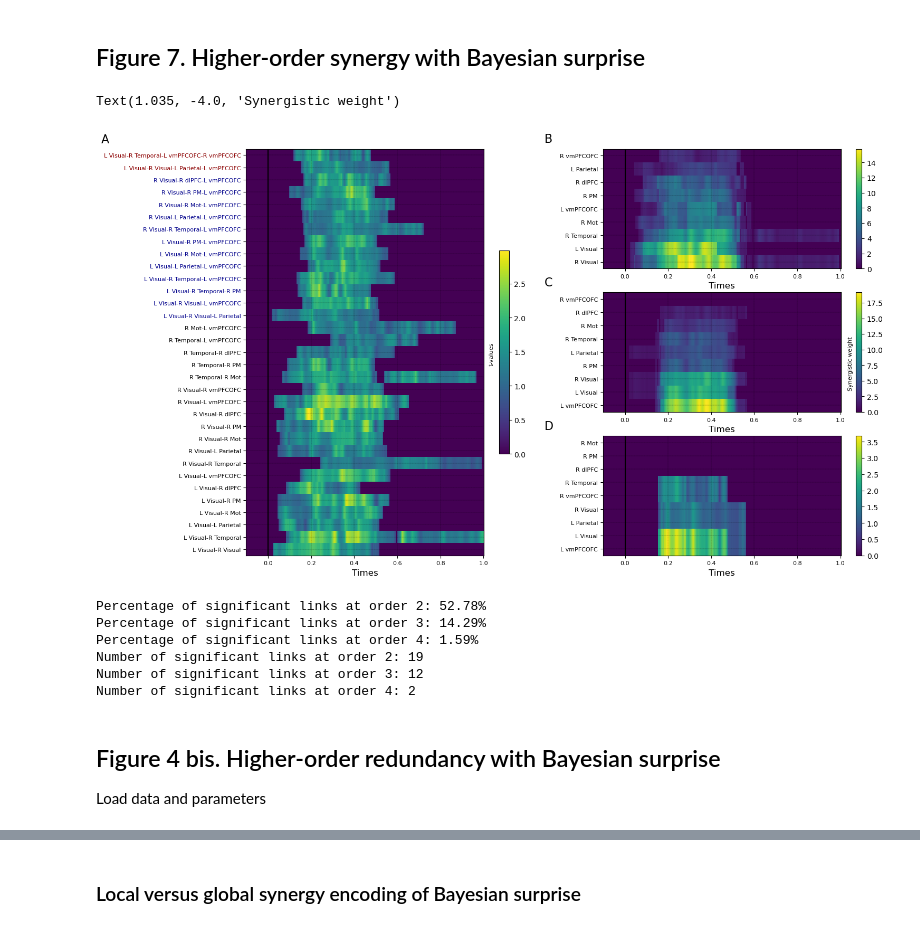
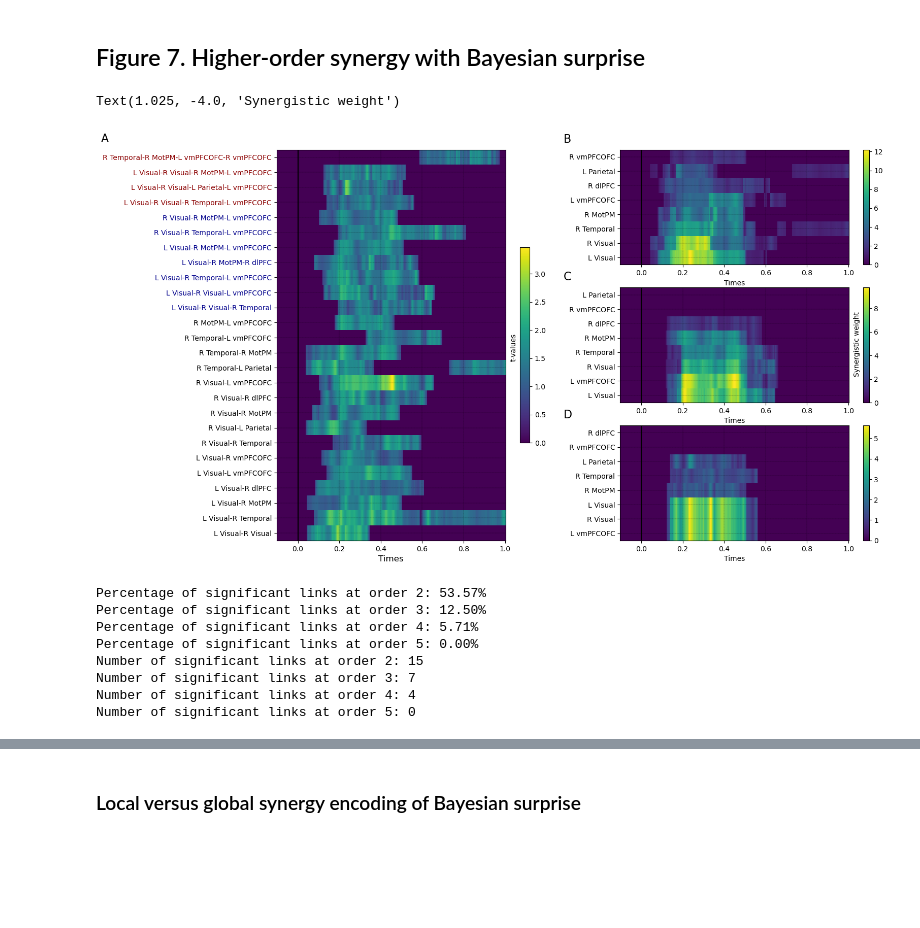
Before and after one commit to brainets/hosi_infogain, a Jupyter notebook: notebooks/main_figures.ipynb, the cells around one changed output, grey strips where cells are left out. Cells and saved outputs as stored; diff of their text form; code cells hidden in the pictures; blank space fills up the shorter version.

Commit message:
Added hoi and fit data, and updated figures notbook

```diff
--- a/notebooks/main_figures.ipynb
+++ b/notebooks/main_figures.ipynb
@@ -396,9 +388,8 @@ plt.show()
 # %% [markdown]
 ## Figure 7. Higher-order synergy with Bayesian surprise
 # %%
-Results_Dir = '/home/INT/brovelli.a/data/db_mne/meg_te/group/'
 # Load data
-fname = Results_Dir + '{0}_{1}_{2}_{3}_syn_minorder2.nc'.format(event, mi_reg, mi_type, mcp)
+fname = Results_Dir + 'outcome_infogain_cluster_hoi_synergy.nc'
 ds = xr.load_dataset(fname)
 
 # Thresholded data
@@ -438,7 +429,7 @@ plt.pcolormesh(
 )
 plt.xlabel('Times', fontsize=12)
 # set xtick label fontsize to 8
-plt.xticks(fontsize=8)
+plt.xticks(fontsize=10)
 plt.axvline(0., color='k')
 
 # Set the color of the ylabel to red for the first 10 labels
@@ -452,12 +443,12 @@ for i, t in enumerate(ax.get_yticklabels()):
 
 
 # Set the ylabels font to bold
-ax.set_yticklabels(ax.get_yticklabels(), fontweight='normal', fontsize=8)
+ax.set_yticklabels(ax.get_yticklabels(), fontweight='normal', fontsize=10)
 # legend
 plt.colorbar(shrink=0.5)
 # Reduce the width of the colorbar
 # Add the legend of the colorbar
-plt.text(1.025, 15., 't-values', fontsize=8, rotation=90)
+plt.text(1.025, 11.5, 't-values', fontsize=10, rotation=90)
 # cbar.ax.set_position([-.2, -0.05, .01, .6])
 # Set the label of the colorbar on top of the colorbar
 
@@ -467,15 +458,15 @@ ax.set_yticklabels([i.replace('_', ' ') for i in df.index])
 plt.grid(True, linestyle='--', linewidth=0.2)
 
 # Add subplot label
-ax.text(-0.775, 33, 'A', fontsize=16)
+ax.text(-0.95, 26, 'A', fontsize=16)
 
 #-----------------------------------------------
 # Analysis of temporal hypergraph representation
 #-----------------------------------------------
 # ROI labels
-list_rois = ['L_Visual', 'R_Visual', 'L_Parietal', 'R_Temporal', 'R_Mot', 'R_PM', 'R_dlPFC' , 'L_vmPFCOFC','R_vmPFCOFC']
+list_rois = ['L_Visual', 'R_Visual', 'L_Parietal', 'R_Temporal', 'R_MotPM', 'R_dlPFC' , 'L_vmPFCOFC','R_vmPFCOFC']
 # Short ROIS labels
-list_rois_short = ['L Vis', 'R Vis', 'L Par', 'R Temp', 'R Mot', 'R PM', 'R dlPFC' , 'L vmOFC','R vmOFC']
+list_rois_short = ['L Vis', 'R Vis', 'L Par', 'R Temp', 'R MotPM', 'R dlPFC' , 'L vmOFC','R vmOFC']
 # Titles
 titles = ['Pairs', 'Triplets', 'Quadruplets']
 subplot_label = ['B', 'C', 'D']
@@ -513,71 +504,76 @@ for k, o in enumerate(np.unique(order)):
     # Sort weights by values
     ind_sort = np.argsort(weights.sum(axis=1))
     weights = weights[ind_sort,:]
     # plot the weights with pcolormesh
     plt.pcolormesh(data_order.times, range(len(list_rois)), weights, shading='auto')
     # add xlabel only the last subplot
-    plt.xlabel('Times', fontsize=12)
+    plt.xlabel('Times', fontsize=10)
     # make colormap
     plt.set_cmap('viridis')
-    # Add colorbar
-    plt.colorbar()
+    # Fontsize of the colorbar
+    plt.colorbar().ax.tick_params(labelsize=10)
     # set xtick label fontsize to 8
-    plt.xticks(fontsize=8)
+    plt.xticks(fontsize=10)
+    plt.yticks(fontsize=10)
     # Add yticks only the first subplot
     # remove "_" from yticklabels
     list_rois_ = [i.replace('_', ' ') for i in list_rois]
     # Sort list_rois_ according to ind_sort
     list_rois_ = [list_rois_[i] for i in ind_sort]
     # Replace list_rois_ with list_rois_short
     # list_rois_ = list_rois_short
-    plt.yticks(range(len(list_rois_)), list_rois_, fontsize=8)
+    plt.yticks(range(len(list_rois_)), list_rois_, fontsize=10)
     # invert order of yticklabels
     plt.gca().invert_yaxis()
     # add zero line
     plt.axvline(0., color='k')
     # Add text vertically to the left of the subplot
     # plt.ylabel(titles[k], fontsize=12, rotation=90, labelpad=8)
     # add dotted grid
     plt.grid(True, linestyle='--', linewidth=0.2)
 
     # Add subplot label that changes with the order
     ax.text(-0.375, -1, subplot_label[k], fontsize=16)
 
 # Add the legend of the colorbar
-plt.text(1.035, -4., 'Synergistic weight', fontsize=8, rotation=90)
+plt.text(1.025, -4., 'Synergistic weight', fontsize=10, rotation=90)
 # %% [output]
-Text(1.035, -4.0, 'Synergistic weight')
+Text(1.025, -4.0, 'Synergistic weight')
-[figure, old version]
+[figure, new version]
 # %%
 # Compute the number of significant links at order 2
 order = data.links.order
 order_2 = np.where(order == 2)[0]
 order_3 = np.where(order == 3)[0]
 order_4 = np.where(order == 4)[0]
-# Number of links pairwise from 9 nodes
-nlinks = 9 * 8 // 2
-# Number of triplets from 9 nodes
-ntriplets = 9 * 8 * 7 // 6
-# Number of quadruplets from 9 nodes
-nquadruplets = 9 * 8 * 7 * 6 // 24
+order_5 = np.where(order == 5)[0]
+# Number of links pairwise from 8 nodes
+nlinks = math.comb(8, 2)
+# Number of triplets from 8 nodes
+ntriplets = math.comb(8, 3)
+# Number of quadruplets from 8 nodes
+nquadruplets = math.comb(8, 4)
+# NUmber of quintuplets from 8 nodes
+nquintuplets = math.comb(8, 5)
+
 # print the percentage of significant links at all orders
 print('Percentage of significant links at order 2: {0:.2f}%'.format(100 * len(order_2) / nlinks))
 print('Percentage of significant links at order 3: {0:.2f}%'.format(100 * len(order_3) / ntriplets))
 print('Percentage of significant links at order 4: {0:.2f}%'.format(100 * len(order_4) / nquadruplets))
+print('Percentage of significant links at order 5: {0:.2f}%'.format(100 * len(order_5) / nquintuplets))
 # print the numer of significant links at all orders
 print('Number of significant links at order 2: {0}'.format(len(order_2)))
 print('Number of significant links at order 3: {0}'.format(len(order_3)))
 print('Number of significant links at order 4: {0}'.format(len(order_4)))
+print('Number of significant links at order 5: {0}'.format(len(order_5)))
 # %% [output]
-Percentage of significant links at order 2: 52.78%
-Percentage of significant links at order 3: 14.29%
-Percentage of significant links at order 4: 1.59%
-Number of significant links at order 2: 19
-Number of significant links at order 3: 12
-Number of significant links at order 4: 2
+Percentage of significant links at order 2: 53.57%
+Percentage of significant links at order 3: 12.50%
+Percentage of significant links at order 4: 5.71%
+Percentage of significant links at order 5: 0.00%
+Number of significant links at order 2: 15
+Number of significant links at order 3: 7
+Number of significant links at order 4: 4
+Number of significant links at order 5: 0
 # %%
 fig.savefig('/home/INT/brovelli.a/Desktop/fig_visuomotor_meg/Fig_6.png', dpi=300, bbox_inches='tight')
-# %% [markdown]
-## Figure 4 bis. Higher-order redundancy with Bayesian surprise
-
-Load data and parameters
```
Also changed, not shown: parts of 8 cells of this notebook, 3 other files.
